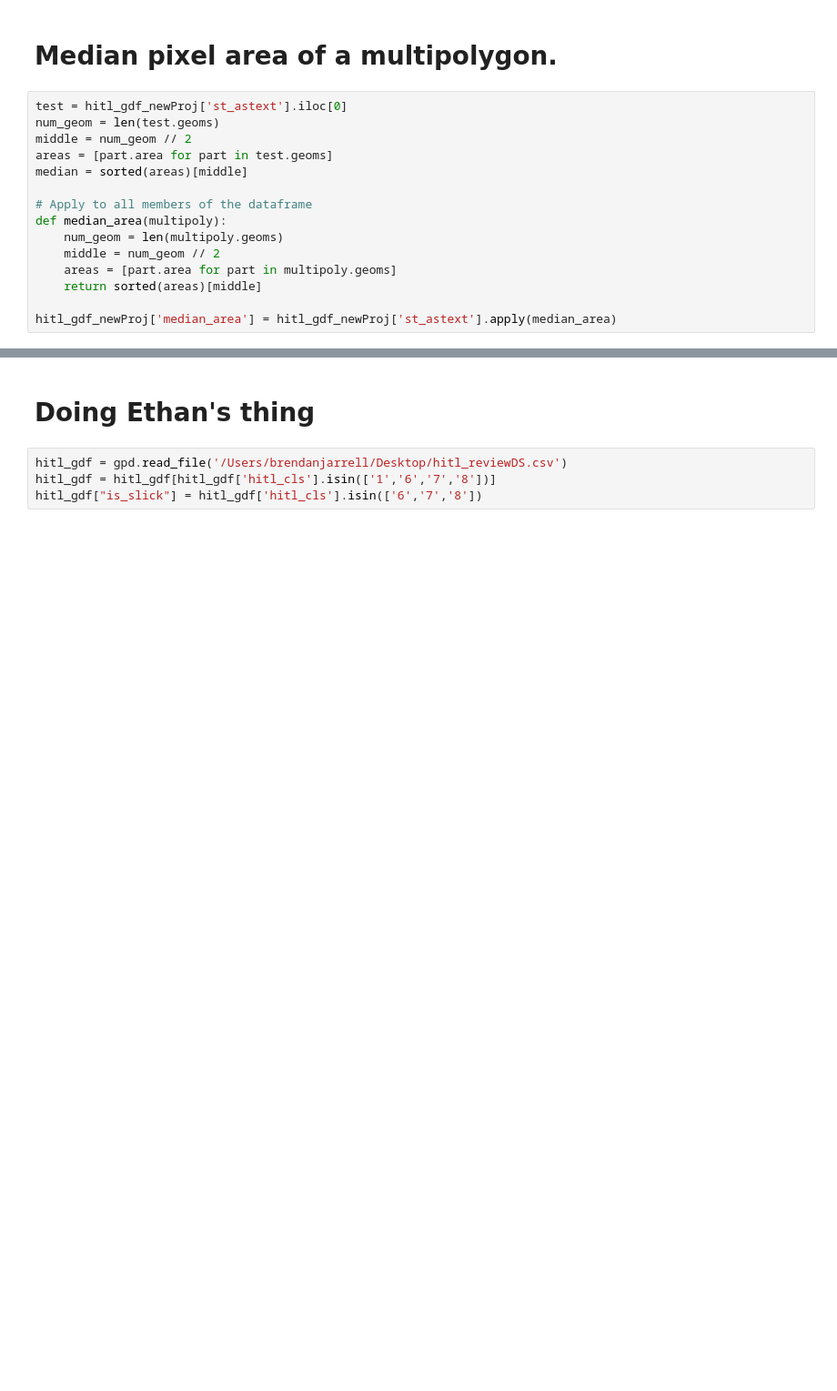
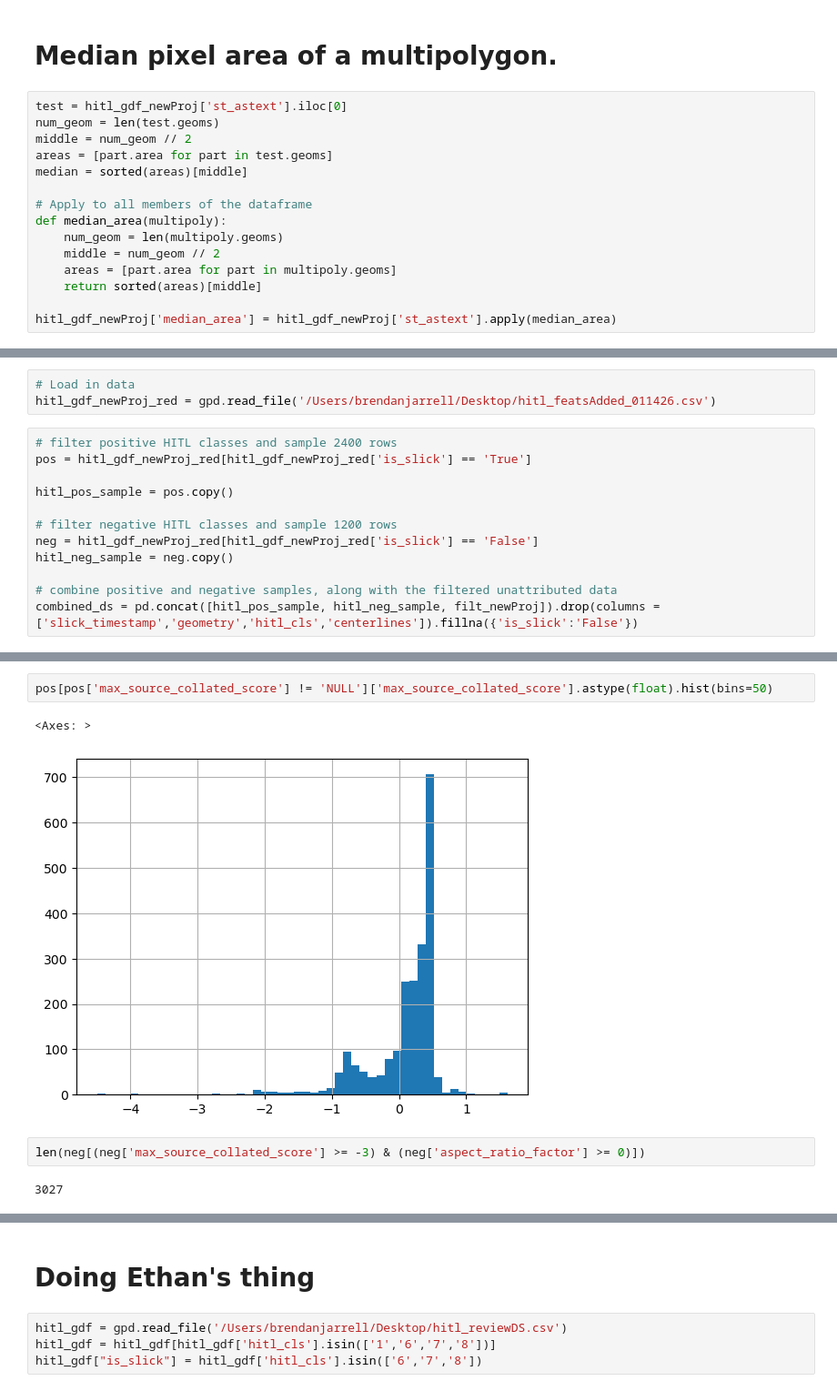
Before and after one commit to SkyTruth/cerulean-cloud, a Jupyter notebook: notebooks/nrt_dataPrep.ipynb, the cells around one changed output, grey strips where cells are left out. Shown at 91% size. Saved outputs shown, nothing was run; the diff lists cells and outputs as text; blank space fills up the shorter version.

Commit message:
Notebooks for data engineering

```diff
--- a/notebooks/nrt_dataPrep.ipynb
+++ b/notebooks/nrt_dataPrep.ipynb
@@ -106,0 +200,15 @@ hitl_gdf_newProj_red.to_csv('/Users/brendanjarrell/Desktop/hitl_featsAdded_01132
+# %%
+# Load in data
+hitl_gdf_newProj_red = gpd.read_file('/Users/brendanjarrell/Desktop/hitl_featsAdded_011426.csv')
+# %%
+# filter positive HITL classes and sample 2400 rows
+pos = hitl_gdf_newProj_red[hitl_gdf_newProj_red['is_slick'] == 'True']
+
+hitl_pos_sample = pos.copy()
+
+# filter negative HITL classes and sample 1200 rows
+neg = hitl_gdf_newProj_red[hitl_gdf_newProj_red['is_slick'] == 'False']
+hitl_neg_sample = neg.copy()
+
+# combine positive and negative samples, along with the filtered unattributed data
+combined_ds = pd.concat([hitl_pos_sample, hitl_neg_sample, filt_newProj]).drop(columns = ['slick_timestamp','geometry','hitl_cls','centerlines']).fillna({'is_slick':'False'})
@@ -106,0 +243,9 @@ hitl_gdf_newProj_red.to_csv('/Users/brendanjarrell/Desktop/hitl_featsAdded_01132
+# %%
+pos[pos['max_source_collated_score'] != 'NULL']['max_source_collated_score'].astype(float).hist(bins=50)
+# %% [output]
+<Axes: >
+[figure, added]
+# %%
+len(neg[(neg['max_source_collated_score'] >= -3) & (neg['aspect_ratio_factor'] >= 0)])
+# %% [output]
+3027
```
Also changed, not shown: parts of 18 cells of this notebook, 1 other file.
